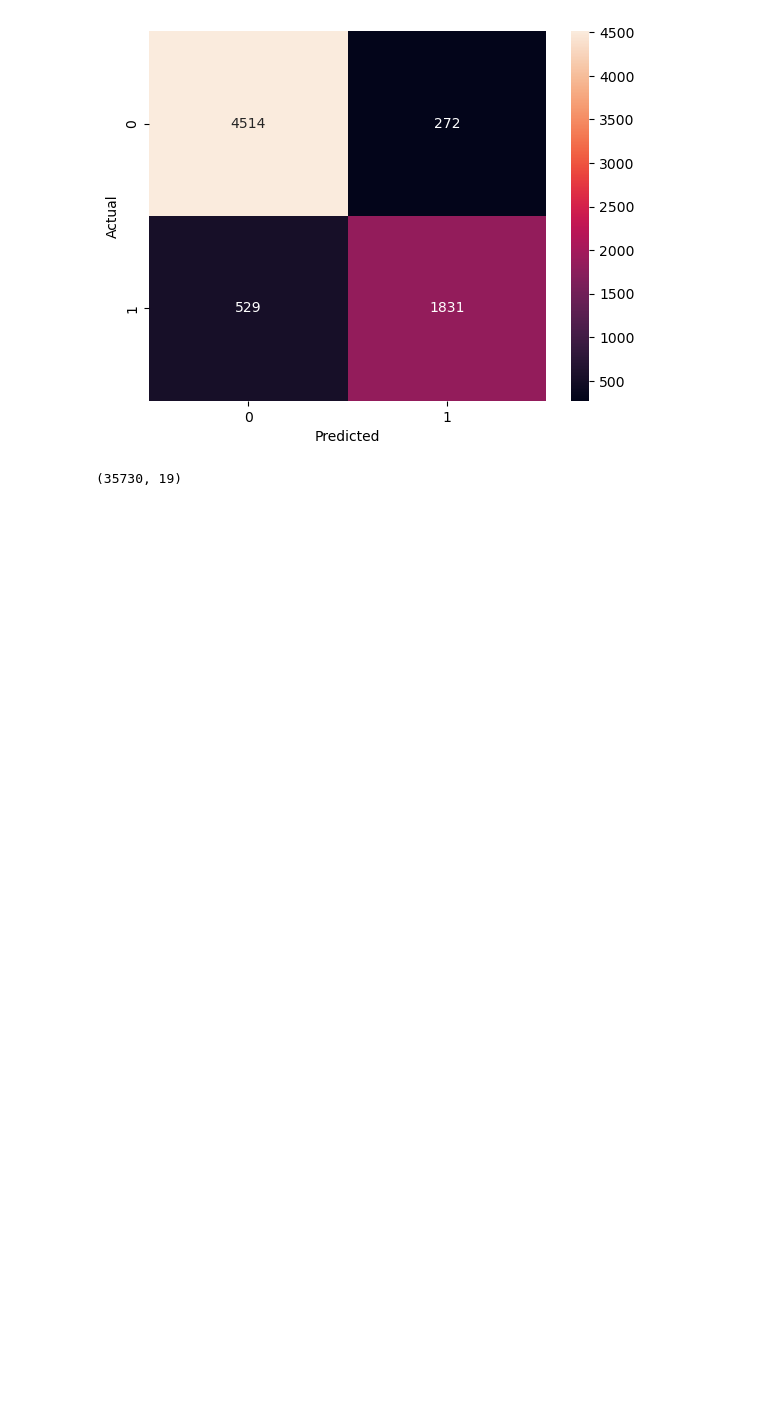
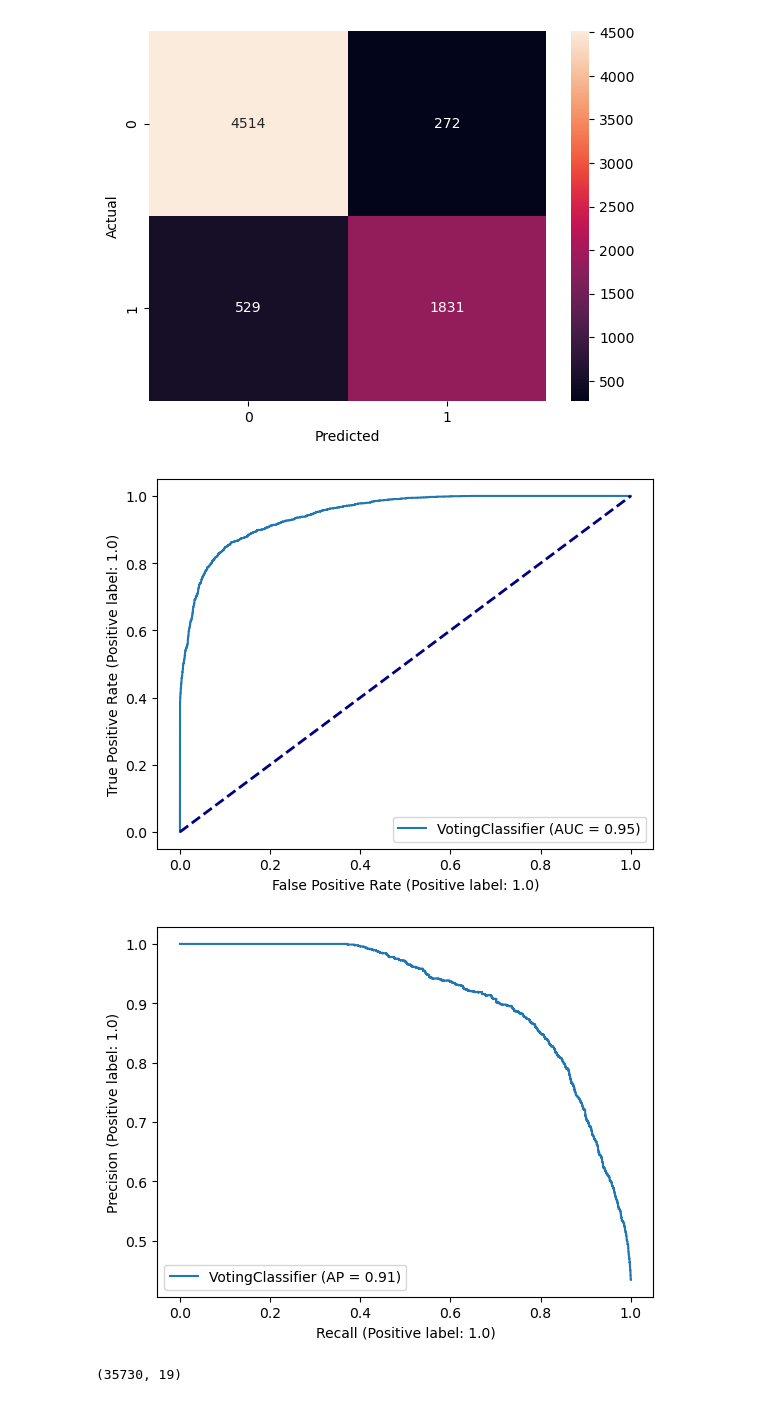
Before and after one commit to GabrielRenno/ddb_final_project, a Jupyter notebook: Modeling.ipynb, the cells around one changed output. Drawn from its saved outputs; the diff is of its cells as text; code cells hidden in the pictures; blank space fills up the shorter version.

```diff
--- a/Modeling.ipynb
+++ b/Modeling.ipynb
@@ -249,6 +246,21 @@ Voting Ensemble testing accuracy: 0.8879093198992444
    macro avg       0.88      0.86      0.87      7146
 weighted avg       0.89      0.89      0.89      7146
 [figure]
+# %%
+# Plot the metrics
+from sklearn.metrics import plot_roc_curve
+plot_roc_curve(voting_clf, X_test, y_test)
+# Plot also the baseline
+plt.plot([0, 1], [0, 1], color='navy', lw=2, linestyle='--')
+plt.show()
+
+# Plot the precision-recall curve
+from sklearn.metrics import plot_precision_recall_curve
+plot_precision_recall_curve(voting_clf, X_test, y_test)
+plt.show()
+# %% [output]
+[figure, added]
+[figure, added]
 # %%
 # Append the probability of the target variable to the dataframe
 df['probability'] = voting_clf.predict_proba(X)[:, 1]
```
Also changed, not shown: parts of 1 cell of this notebook.
